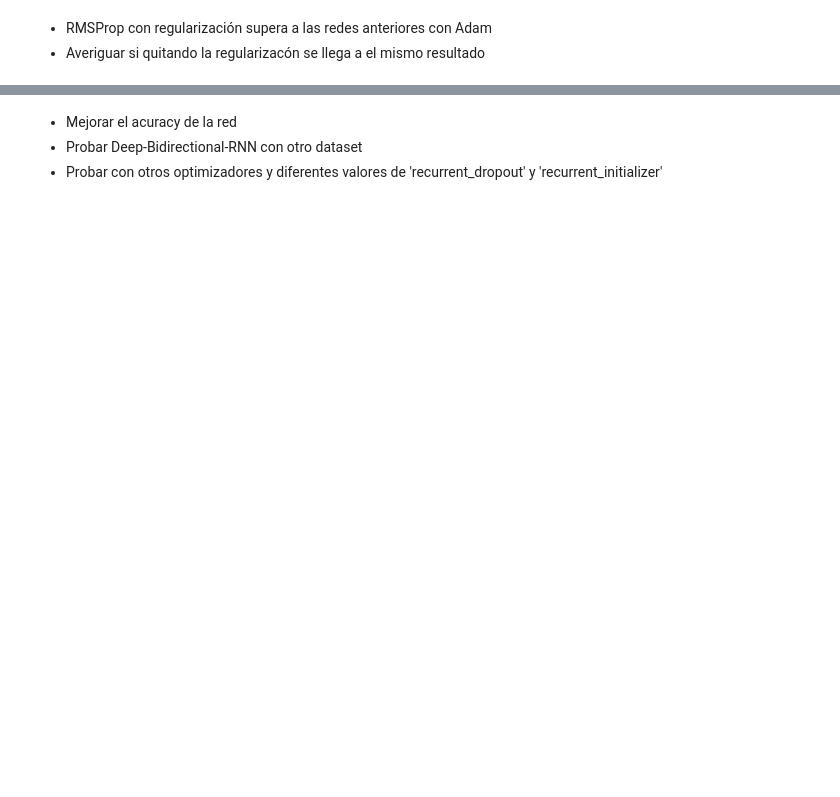
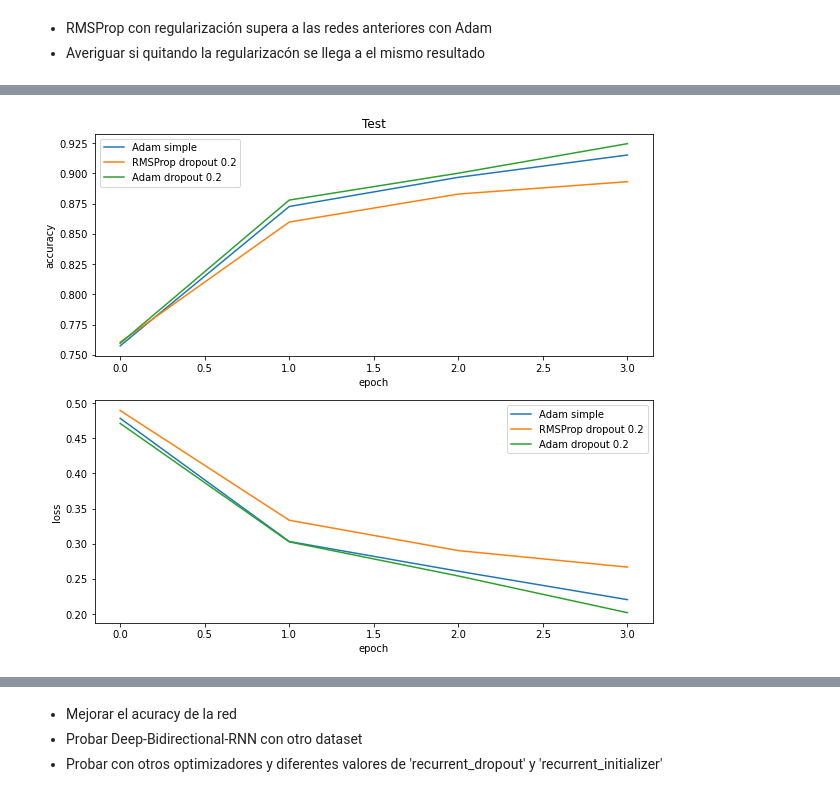
Before and after one commit to marte8870/MachineLearning_Tensorflow2.0, a Jupyter notebook: 5.ProcesamientoSecuencias/Deep-Bidirectional-RNN.ipynb, the cells around one changed output, grey strips where cells are left out. Cells and saved outputs as stored; diff of their text form; code cells hidden in the pictures; blank space fills up the shorter version.

```diff
--- a/5.ProcesamientoSecuencias/Deep-Bidirectional-RNN.ipynb
+++ b/5.ProcesamientoSecuencias/Deep-Bidirectional-RNN.ipynb
@@ -405 +404,33 @@ Test acccuracy: 0.83092
+# %%
+#plot
+plt.figure(figsize=(10,9))
+plt.subplot(211)
+
+plt.plot(history1.history['accuracy'])
+plt.plot(history2.history['accuracy'])
+plt.plot(history3.history['accuracy'])
+
+plt.legend(['Adam simple',
+            'RMSProp dropout 0.2',
+            'Adam dropout 0.2'])
+
+plt.title('Test')
+plt.ylabel('accuracy')
+plt.xlabel('epoch')
+
+
+plt.subplot(212)
+plt.plot(history1.history['loss'])
+plt.plot(history2.history['loss'])
+plt.plot(history3.history['loss'])
+
+plt.legend(['Adam simple',
+            'RMSProp dropout 0.2',
+            'Adam dropout 0.2'])
+
+plt.ylabel('loss')
+plt.xlabel('epoch')
+plt.show()
+# %% [output]
+[figure, added]
 # %%
```
Also changed, not shown: parts of 26 cells of this notebook, 4 other files.
